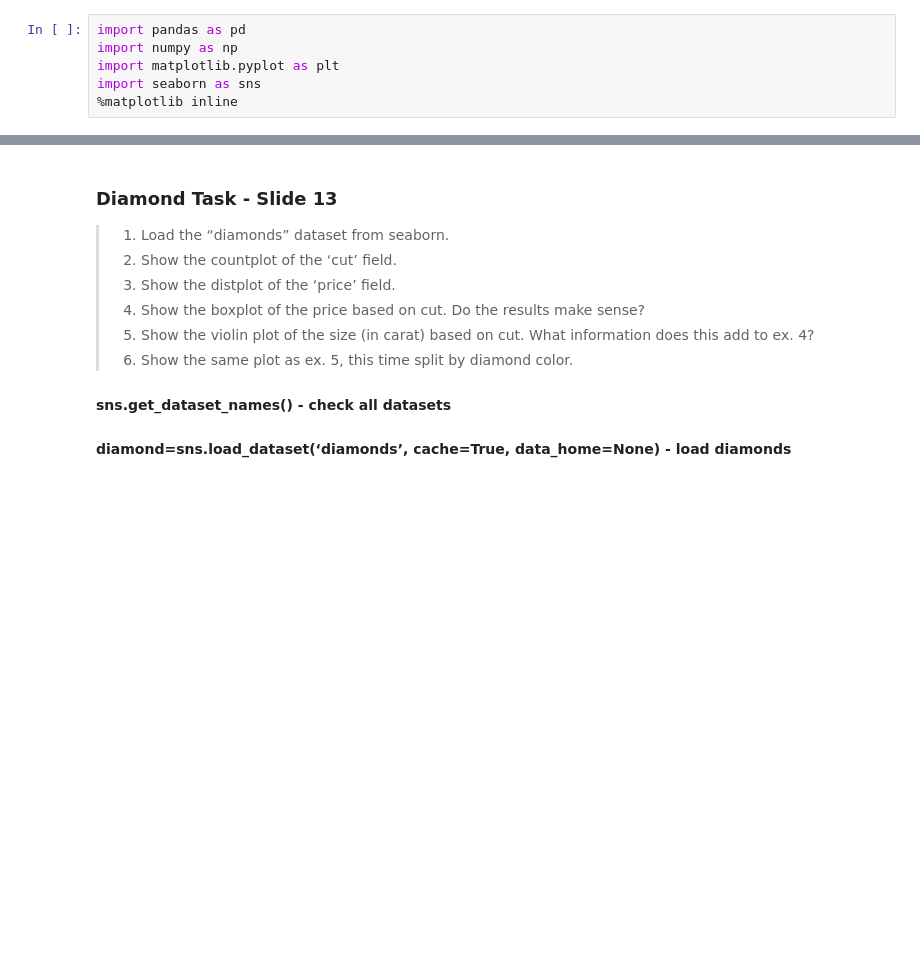
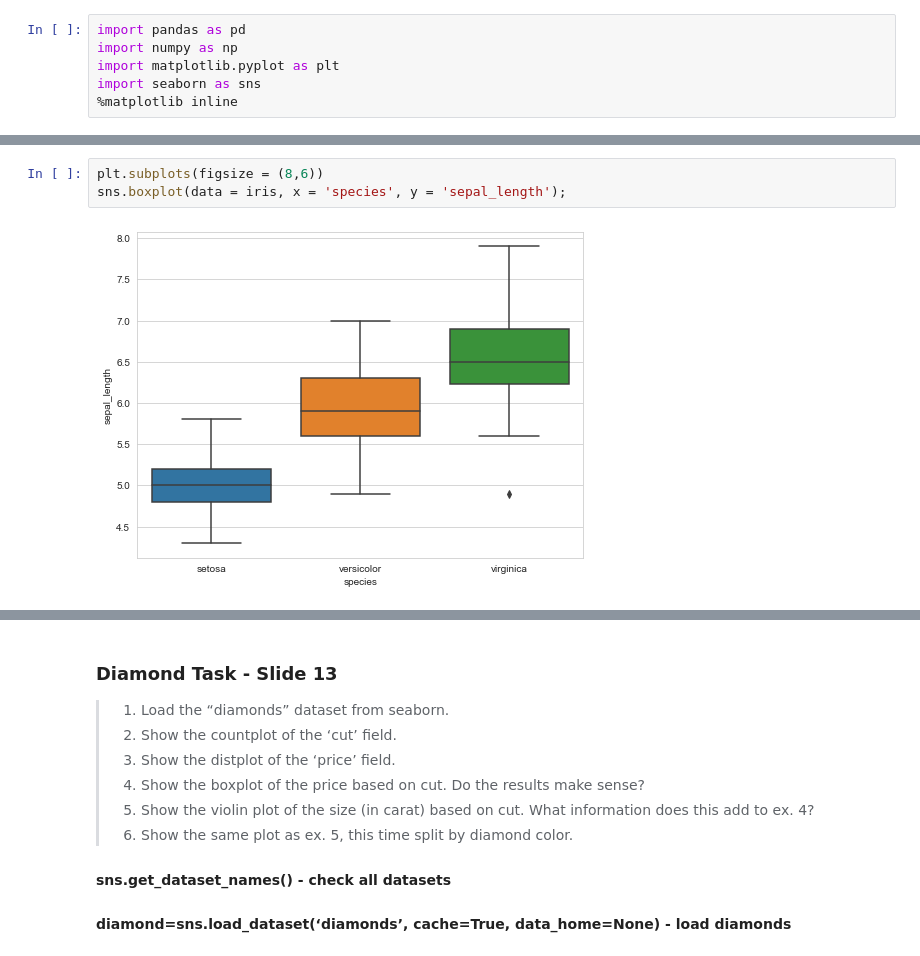
Before and after one commit to mclarin73/python_lessons, a Jupyter notebook: jupyter_file/Lesson - Seaborn.ipynb, the cells around one changed output, grey strips where cells are left out. Saved outputs shown, nothing was run; the diff lists cells and outputs as text; blank space fills up the shorter version.

```diff
--- a/jupyter_file/Lesson - Seaborn.ipynb
+++ b/jupyter_file/Lesson - Seaborn.ipynb
@@ -6,0 +102,5 @@ import seaborn as sns
+# %%
+plt.subplots(figsize = (8,6))
+sns.boxplot(data = iris, x = 'species', y = 'sepal_length');
+# %% [output]
+[figure, added]
```
Also changed, not shown: parts of 48 cells of this notebook.
